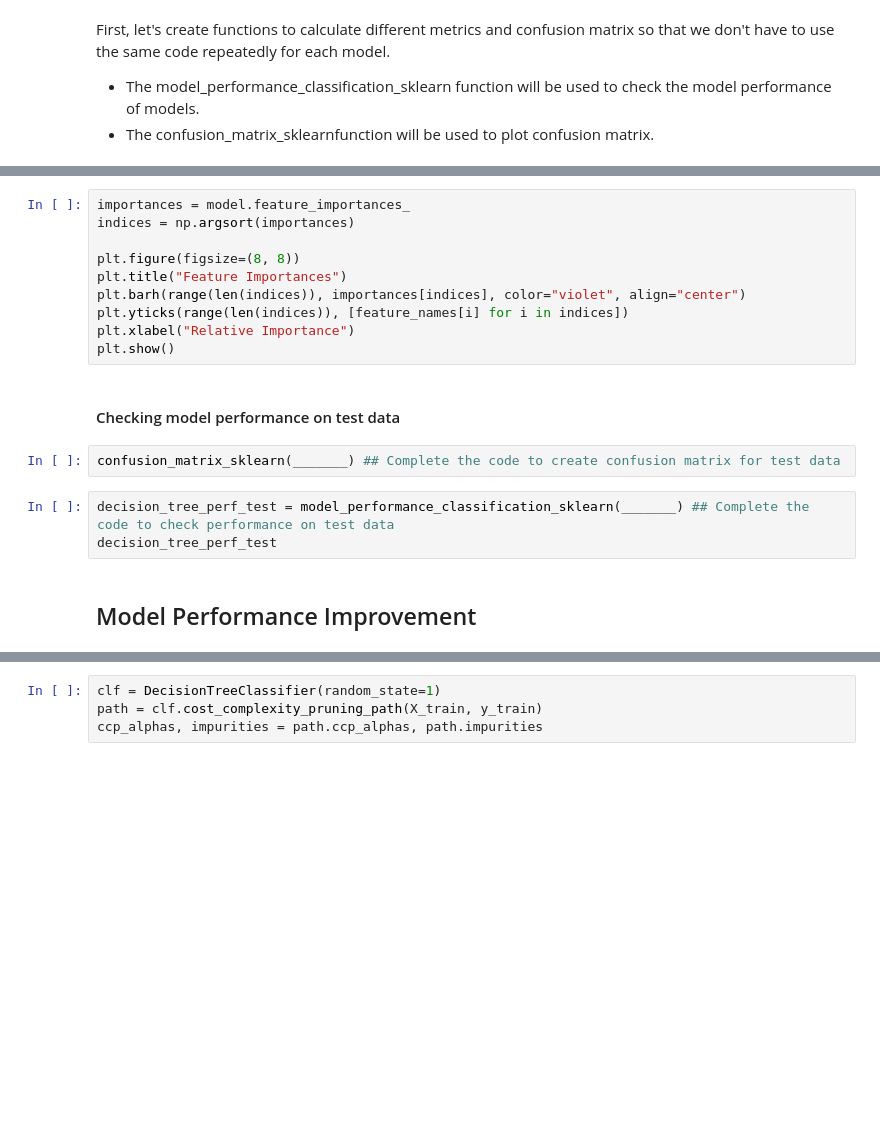
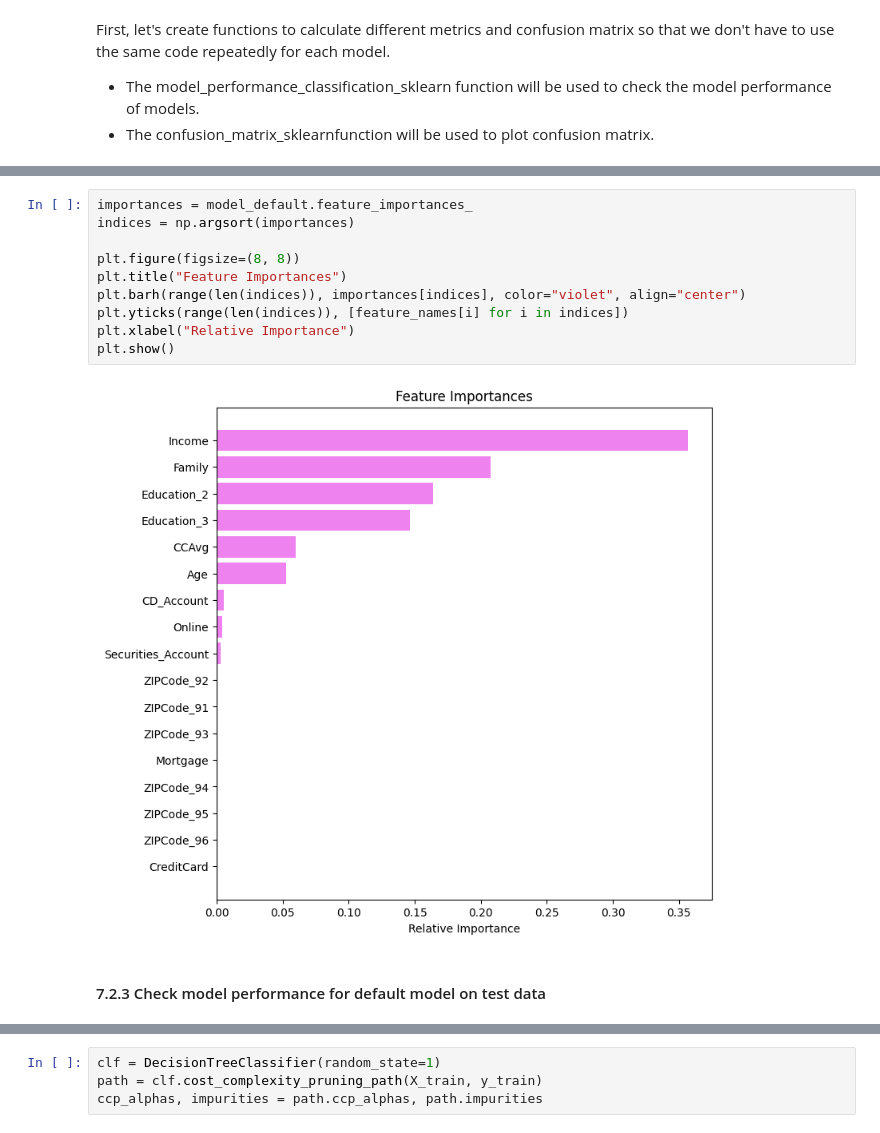
Before and after one commit to RashmiJK/PGP-AIML-PersonalLoan-ML, a Jupyter notebook: loan_purchase_modelling_dt.ipynb, the cells around one changed output, grey strips where cells are left out. Drawn from its saved outputs; the diff is of its cells as text; blank space fills up the shorter version.

```diff
--- a/loan_purchase_modelling_dt.ipynb
+++ b/loan_purchase_modelling_dt.ipynb
@@ -1060,19 +1117,14 @@ print(
 # %%
-importances = model.feature_importances_
+importances = model_default.feature_importances_
 indices = np.argsort(importances)
 
 plt.figure(figsize=(8, 8))
 plt.title("Feature Importances")
 plt.barh(range(len(indices)), importances[indices], color="violet", align="center")
 plt.yticks(range(len(indices)), [feature_names[i] for i in indices])
 plt.xlabel("Relative Importance")
 plt.show()
+# %% [output]
+[figure, added]
 # %% [markdown]
-#### Checking model performance on test data
+#### 7.2.3 Check model performance for default model on test data
-# %%
-confusion_matrix_sklearn(_______) ## Complete the code to create confusion matrix for test data
-# %%
-decision_tree_perf_test = model_performance_classification_sklearn(_______) ## Complete the code to check performance on test data
-decision_tree_perf_test
-# %% [markdown]
-## Model Performance Improvement
```
Also changed, not shown: parts of 40 cells of this notebook.
